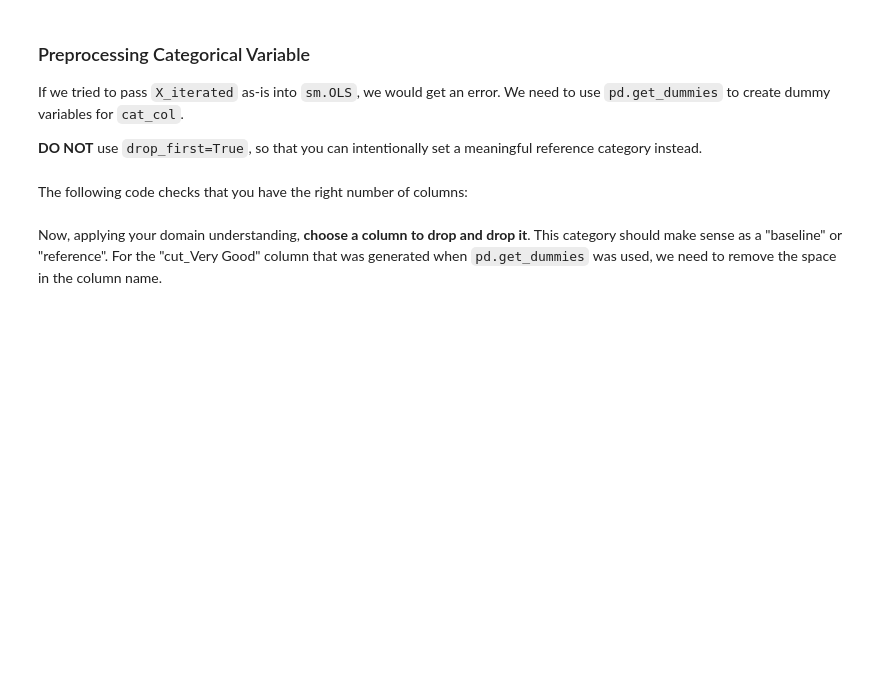
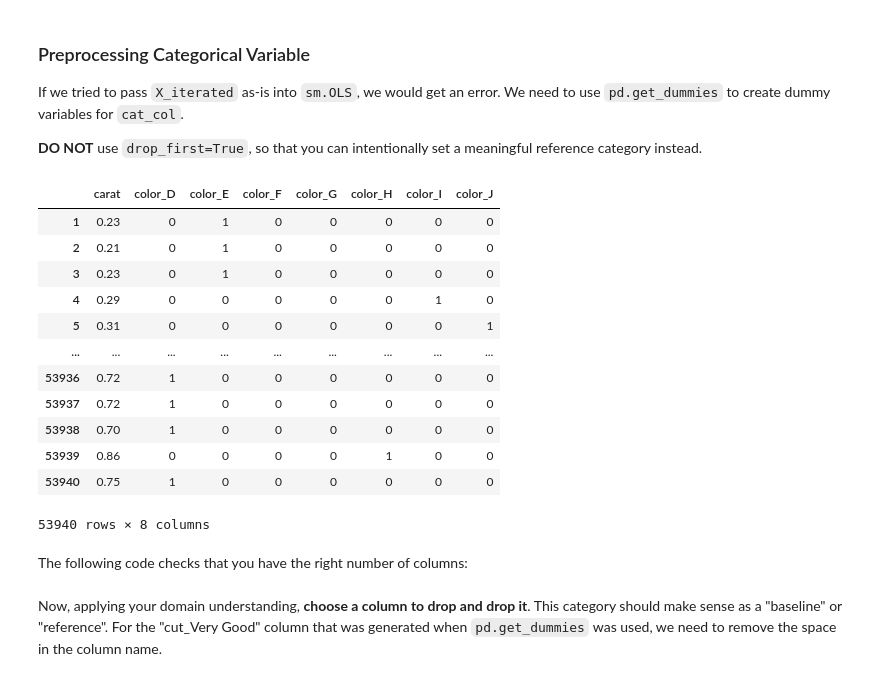
Before and after one commit to Wolfie3D/dsc-multiple-regression-cumulative-lab, a Jupyter notebook: index.ipynb, the cells around one changed output. Cells and saved outputs as stored; diff of their text form; code cells hidden in the pictures; blank space fills up the shorter version.

```diff
--- a/index.ipynb
+++ b/index.ipynb
@@ -306,7 +308,7 @@ for index, feature in enumerate(categorical_features):
 Identify the name of the categorical predictor column you want to use in your model below. The choice here is more open-ended than choosing the numeric predictor above -- choose something that will be interpretable in a final model, and where the different categories seem to have an impact on the price.
 # %%
 # Replace None with appropriate code
-cat_col = None
+cat_col = 'color'
 # %% [markdown]
 The following code checks that you specified a column correctly:
 # %%
@@ -334,9 +354,24 @@ If we tried to pass `X_iterated` as-is into `sm.OLS`, we would get an error. We
 # %%
 # Replace None with appropriate code
 
 # Use pd.get_dummies to one-hot encode the categorical column in X_iterated
-X_iterated = None
+X_iterated = pd.get_dummies(X_iterated, columns=[cat_col])
+
 X_iterated
+# %% [output]
+|  | carat | color_D | color_E | color_F | color_G | color_H | color_I | color_J |
+| 1 | 0.23 | 0 | 1 | 0 | 0 | 0 | 0 | 0 |
+| 2 | 0.21 | 0 | 1 | 0 | 0 | 0 | 0 | 0 |
+| 3 | 0.23 | 0 | 1 | 0 | 0 | 0 | 0 | 0 |
+| 4 | 0.29 | 0 | 0 | 0 | 0 | 0 | 1 | 0 |
+| 5 | 0.31 | 0 | 0 | 0 | 0 | 0 | 0 | 1 |
+| ... | ... | ... | ... | ... | ... | ... | ... | ... |
+| 53936 | 0.72 | 1 | 0 | 0 | 0 | 0 | 0 | 0 |
+| 53937 | 0.72 | 1 | 0 | 0 | 0 | 0 | 0 | 0 |
+| 53938 | 0.70 | 1 | 0 | 0 | 0 | 0 | 0 | 0 |
+| 53939 | 0.86 | 0 | 0 | 0 | 0 | 1 | 0 | 0 |
+| 53940 | 0.75 | 1 | 0 | 0 | 0 | 0 | 0 | 0 |
+53940 rows × 8 columns
 # %% [markdown]
 The following code checks that you have the right number of columns:
 # %%
```
Also changed, not shown: parts of 12 cells of this notebook.
